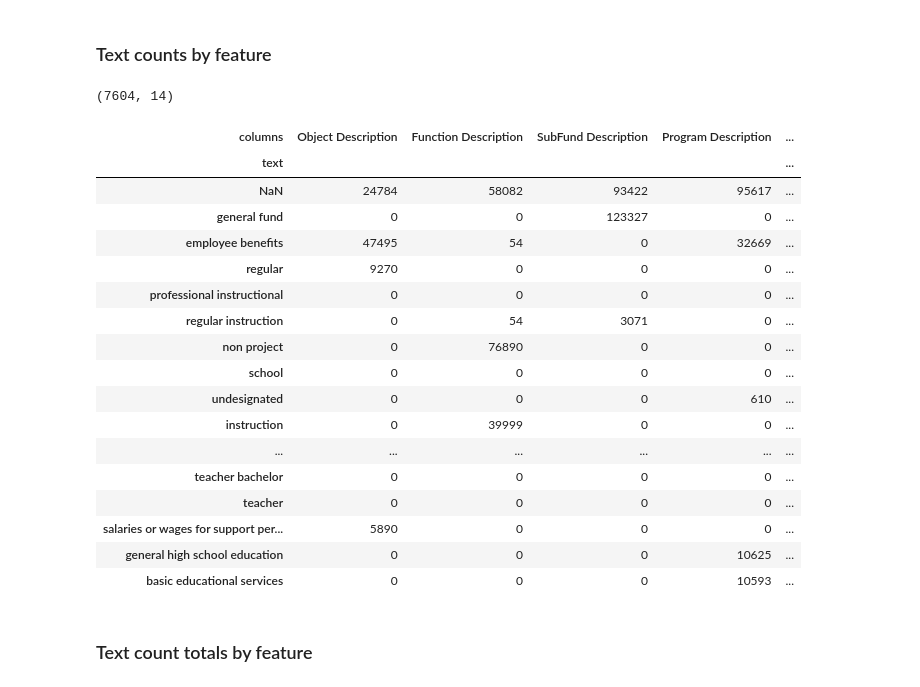
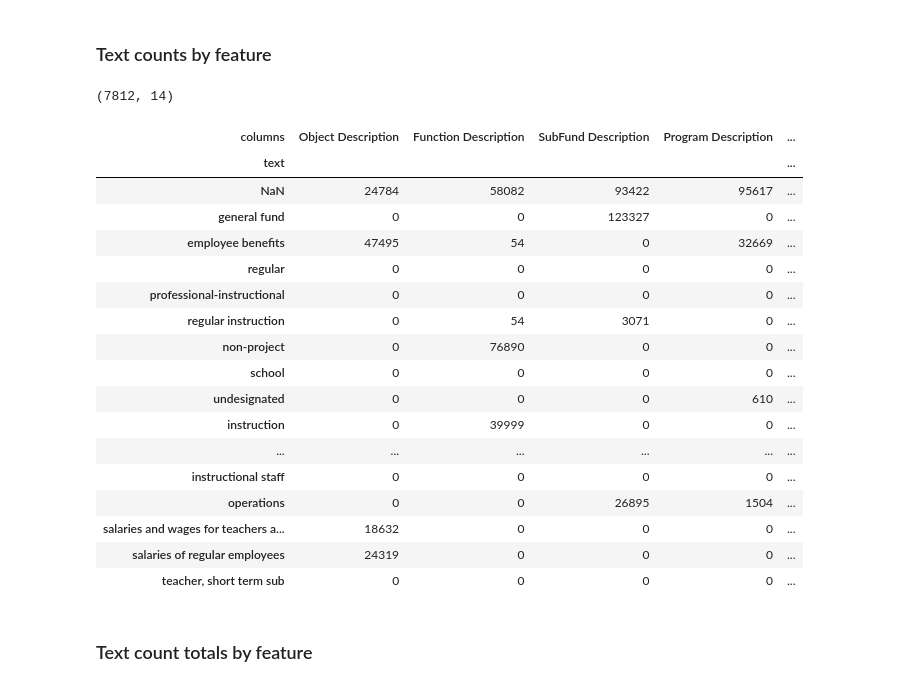
Before and after one commit to mauriciocramos/school-budgets, a Jupyter notebook: notebooks/1-Analysis.ipynb, the cells around one changed output. Saved outputs shown, nothing was run; the diff lists cells and outputs as text; code cells hidden in the pictures.

```diff
--- a/notebooks/1-Analysis.ipynb
+++ b/notebooks/1-Analysis.ipynb
@@ -653,31 +1332,31 @@ The `cross_value_counts()` function includes missing counts.
 # %% [markdown]
 ### Text counts by feature
 # %%
-cvc = cross_value_counts(df[TEXT_FEATURES].set_axis(df[TEXT_FEATURES].columns.str.replace('_', ' '), axis=1))
+cvc = cross_value_counts(df[TEXT_FEATURES].set_axis(df[TEXT_FEATURES].columns.str.replace('_', ' '), axis=1), pattern='\s+')
 cvc.shape
 # %% [output]
-(7604, 14)
+(7812, 14)
 # %%
-cvc.head(50).style.bar()
+cvc.head(20).style.bar()
 # %% [output]
 | columns | Object Description | Function Description | SubFund Description | Program Description | ... |
 | text |  |  |  |  | ... |
 | NaN | 24784 | 58082 | 93422 | 95617 | ... |
 | general fund | 0 | 0 | 123327 | 0 | ... |
 | employee benefits | 47495 | 54 | 0 | 32669 | ... |
-| regular | 9270 | 0 | 0 | 0 | ... |
-| professional instructional | 0 | 0 | 0 | 0 | ... |
+| regular | 0 | 0 | 0 | 0 | ... |
+| professional-instructional | 0 | 0 | 0 | 0 | ... |
 | regular instruction | 0 | 54 | 3071 | 0 | ... |
-| non project | 0 | 76890 | 0 | 0 | ... |
+| non-project | 0 | 76890 | 0 | 0 | ... |
 | school | 0 | 0 | 0 | 0 | ... |
 | undesignated | 0 | 0 | 0 | 610 | ... |
 | instruction | 0 | 39999 | 0 | 0 | ... |
 | ... | ... | ... | ... | ... | ... |
-| teacher bachelor | 0 | 0 | 0 | 0 | ... |
-| teacher | 0 | 0 | 0 | 0 | ... |
-| salaries or wages for support per... | 5890 | 0 | 0 | 0 | ... |
-| general high school education | 0 | 0 | 0 | 10625 | ... |
-| basic educational services | 0 | 0 | 0 | 10593 | ... |
+| instructional staff | 0 | 0 | 0 | 0 | ... |
+| operations | 0 | 0 | 26895 | 1504 | ... |
+| salaries and wages for teachers a... | 18632 | 0 | 0 | 0 | ... |
+| salaries of regular employees | 24319 | 0 | 0 | 0 | ... |
+| teacher, short term sub | 0 | 0 | 0 | 0 | ... |
 # %% [markdown]
 ### Text count totals by feature
 # %%
```
Also changed, not shown: parts of 308 cells of this notebook.
